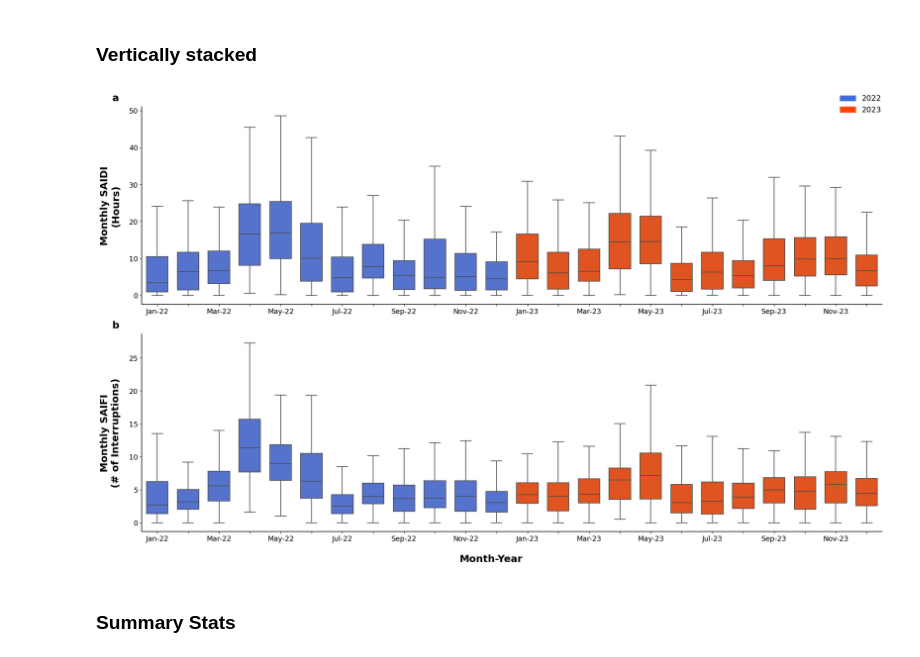
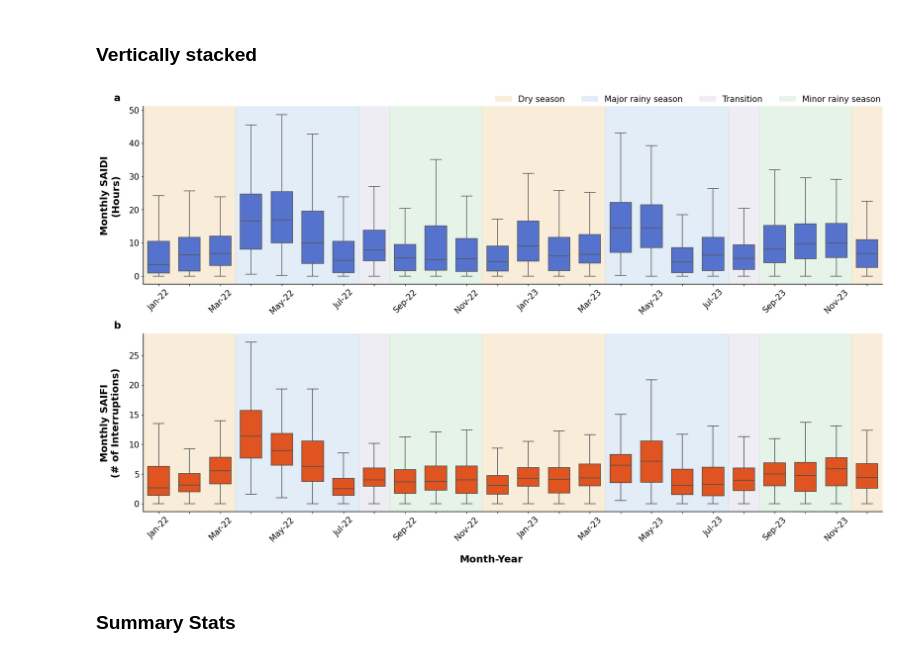
Before and after one commit to KaytheDee/pqr_extreme_weather_analysis, a Jupyter notebook: notebooks/PQR_Metrics_per_Month_SAIDI_22_23.ipynb, the cells around one changed output. Drawn from its saved outputs; the diff is of its cells as text; code cells hidden in the pictures.

Commit message:
updates to monthly SAIDI, SAIFI notebooks

```diff
--- a/notebooks/PQR_Metrics_per_Month_SAIDI_22_23.ipynb
+++ b/notebooks/PQR_Metrics_per_Month_SAIDI_22_23.ipynb
@@ -584,25 +412,0 @@ def plot_monthly_metric_boxplots_stacked(
-# %%
-# Usage
-plot_monthly_metric_boxplots_stacked(
-    df_top=saidi_month_eas,
-    df_bottom=saifi_month_eas,
-    metric_col_top='SAIDI',
-    metric_col_bottom='SAIFI',
-    figsize=(20, 12),
-    showfliers=False,
-    ylabel_top='Monthly SAIDI\n(Hours)',
-    ylabel_bottom='Monthly SAIFI\n(# of Interruptions)',
-    xlabel='Month-Year',
-    year_colors={
-        2022: 'royalblue',
-        2023: 'orangered'
-    },
-    tick_fontsize=13,
-    tick_bold=False,
-    xlabel_y=0.00,
-    show_every_n_months=2,
-    legend_loc='upper right',
-    save_path=PLOTS_DIR / 'monthly_saidi_saifi_stacked.png'
-)
-# %% [output]
-[figure, removed]
@@ -609,3 +789,46 @@ plot_monthly_metric_boxplots_stacked(
+# %%
+plot_monthly_metric_boxplots_stacked(
+    df_top=saidi_month_eas,
+    df_bottom=saifi_month_eas,
+
+    metric_col_top='SAIDI',
+    metric_col_bottom='SAIFI',
+
+    figsize=(20, 12),
+    showfliers=False,
+
+    color_top='royalblue',
+    color_bottom='orangered',
+
+    ylabel_top='Monthly SAIDI\n(Hours)',
+    ylabel_bottom='Monthly SAIFI\n(# of Interruptions)',
+
+    xlabel='Month-Year',
+
+    tick_fontsize=15,
+    tick_bold=False,
+    xlabel_y=0.00,
+
+    show_every_n_months=2,
+    rotate_xticks=45,
+
+    season_colors={
+    'Dry season': '#F4DDB5',
+    'Major rainy season': '#C8DCF0',
+    'Transition': '#DDDDE8',
+    'Minor rainy season': '#CFE8D5'
+},
+
+    season_alpha=0.5,
+
+    legend_loc='upper right',
+    legend_ncol=4,
+    legend_fontsize=15,
+
+    save_path=PLOTS_DIR / 'monthly_saidi_saifi_stacked.png'
+)
+# %% [output]
+[figure, added]
 # %% [markdown]
 ### Summary Stats
 # %%
```
Also changed, not shown: parts of 4 cells of this notebook, 1 other file.
